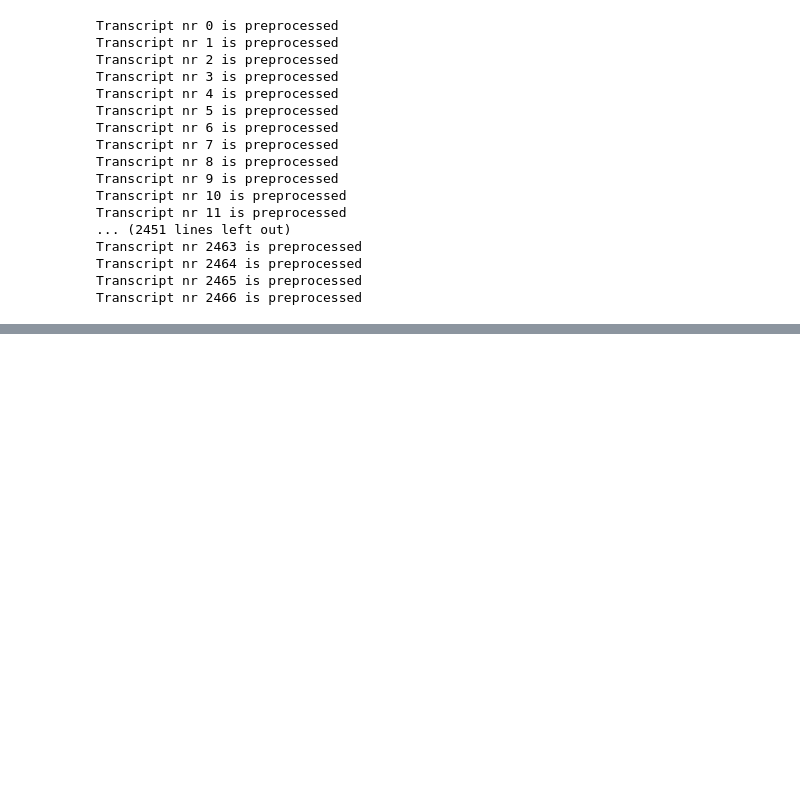
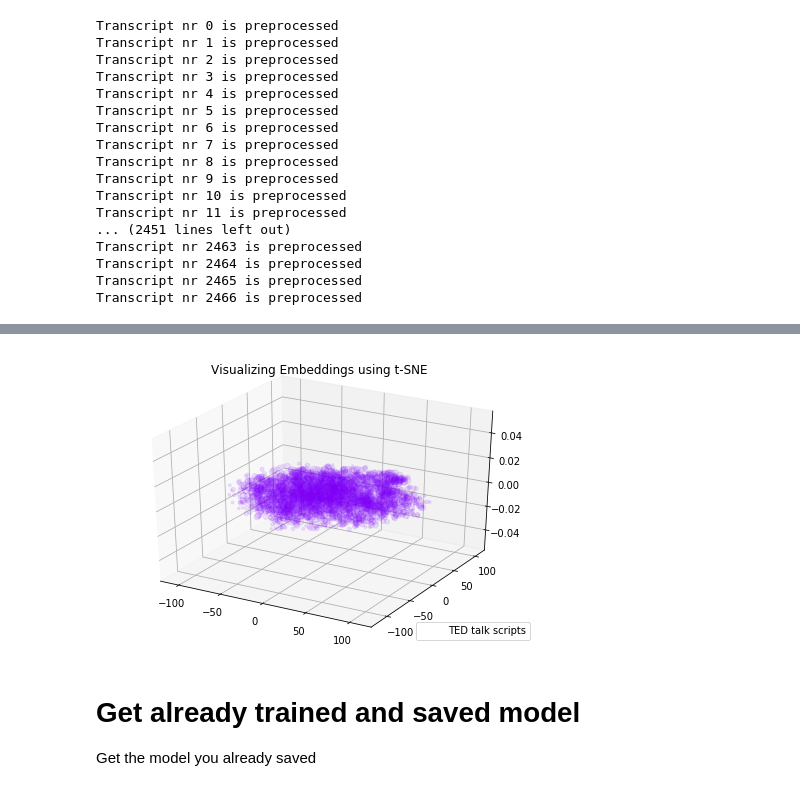
Before and after one commit to mekiii/word2vec, a Jupyter notebook: word_embeddings_2.ipynb, the cells around one changed output, grey strips where cells are left out. Drawn from its saved outputs; the diff is of its cells as text; code cells hidden in the pictures; blank space fills up the shorter version.

```diff
--- a/word_embeddings_2.ipynb
+++ b/word_embeddings_2.ipynb
@@ -308,3 +458,32 @@ Get already trained model
+# %%
+words_wp = []
+embeddings_wp = []
+for word in list(w2v_model.wv.vocab):
+    embeddings_wp.append(w2v_model.wv[word])
+    words_wp.append(word)
+
+tsne_wp_3d = TSNE(perplexity=30, n_components=3, init='pca', n_iter=3500, random_state=12)
+embeddings_wp_3d = tsne_wp_3d.fit_transform(embeddings_wp)
+
+from mpl_toolkits.mplot3d import Axes3D
+
+
+def tsne_plot_3d(title, label, embeddings, a=1):
+    fig = plt.figure()
+    ax = Axes3D(fig)
+    colors = cm.rainbow(np.linspace(0, 1, 1))
+    plt.scatter(embeddings[:, 0], embeddings[:, 1], embeddings[:, 2], c=colors, alpha=a, label=label)
+    plt.legend(loc=4)
+    plt.title(title)
+    plt.show()
+
+
+tsne_plot_3d('Visualizing Embeddings using t-SNE', 'TED talk scripts', embeddings_wp_3d, a=0.1)
+# %% [output]
+[figure, added]
+# %% [markdown]
+# Get already trained and saved model
+Get the model you already saved
 # %%
 # Run this cell to mount your Google Drive.
 from google.colab import drive
```
Also changed, not shown: parts of 34 cells of this notebook.
